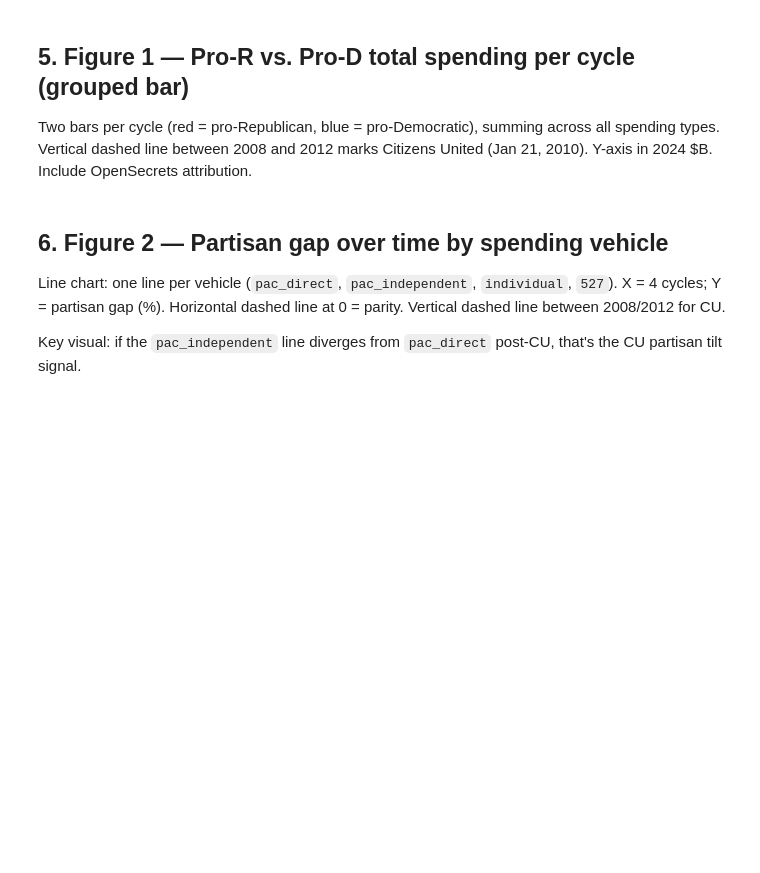
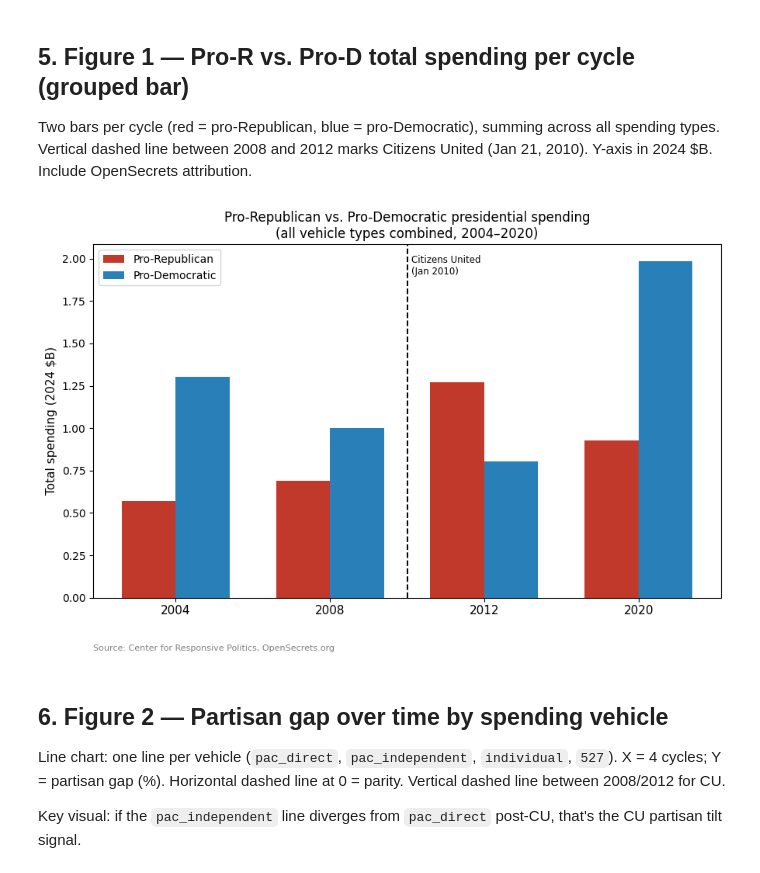
Before and after one commit to schanzb/qss_20_final_proj, a Jupyter notebook: scripts/04_q2.ipynb, the cells around one changed output. Cells and saved outputs as stored; diff of their text form; code cells hidden in the pictures; blank space fills up the shorter version.

```diff
--- a/scripts/04_q2.ipynb
+++ b/scripts/04_q2.ipynb
@@ -21,3 +21,17 @@ os.makedirs('../output/tables',  exist_ok=True)
 
 Query `partisan_spending_monthly` grouped by `Cycle`, `era`, `spending_type`, and `partisan_direction`.
 Filter to only `pro_R` and `pro_D` rows (exclude `unaligned`). Amounts already in 2024 dollars.
+# %%
+query = """
+    SELECT Cycle, era, spending_type, partisan_direction,
+           SUM(total_amount_2024) AS total,
+           SUM(n_transactions)    AS n_trans
+    FROM partisan_spending_monthly
+    WHERE partisan_direction IN ('pro_R', 'pro_D')
+    GROUP BY Cycle, era, spending_type, partisan_direction
+    ORDER BY Cycle, spending_type, partisan_direction
+  """
+
+df = pd.read_sql(query, conn)
+
+df.sample(20, random_state=1)
@@ -49,6 +198,40 @@ Print the partisan gap table and the DID estimate with a plain-English interpret
 Two bars per cycle (red = pro-Republican, blue = pro-Democratic), summing across all spending types.
 Vertical dashed line between 2008 and 2012 marks Citizens United (Jan 21, 2010).
 Y-axis in 2024 $B. Include OpenSecrets attribution.
+# %%
+pro_r = df[df.partisan_direction == 'pro_R'].groupby('Cycle')['total'].sum() / 1e9 # get total pro-R spending by cycle and convert to billions
+pro_d = df[df.partisan_direction == 'pro_D'].groupby('Cycle')['total'].sum() / 1e9 # get total pro-D spending by cycle and convert to billions
+
+cycles = pro_r.index.tolist() # get list of cycles (x-axis labels)
+x = list(range(len(cycles))) # make numeric x values for plotting
+w = 0.35 #set bar width
+
+fig, ax = plt.subplots(figsize=(9, 6)) # start new plot
+
+ax.bar([i - w/2 for i in x], pro_r.values, w, label='Pro-Republican', color='#C0392B') # plot pro-R bars, shifted left by half bar width
+ax.bar([i + w/2 for i in x], pro_d.values, w, label='Pro-Democratic',  color='#2980B9') # plot pro-D bars, shifted right by half bar width
+
+# Citizens United line — between 2008 (x=1) and 2012 (x=2)
+ax.axvline(x=1.5, color='black', linestyle='--', linewidth=1.4)
+ax.text(1.53, 0.97, 'Citizens United\n(Jan 2010)',
+        transform=ax.get_xaxis_transform(), fontsize=8.5, va='top')
+
+# polish axes and labels
+ax.set_xticks(x)
+ax.set_xticklabels(cycles, fontsize=11)
+ax.set_ylabel('Total spending (2024 $B)', fontsize=11)
+ax.set_title('Pro-Republican vs. Pro-Democratic presidential spending\n(all vehicle types combined, 2004–2020)', fontsize=12)
+ax.legend(fontsize=10)
+
+ax.text(0, -0.15, 'Source: Center for Responsive Politics, OpenSecrets.org',
+        transform=ax.transAxes, fontsize=8, color='gray')
+
+# save figure
+plt.tight_layout()
+plt.savefig('../figures/q2_fig1_partisan_totals.pdf', bbox_inches='tight')
+plt.show()
+# %% [output]
+[figure, added]
 # %% [markdown]
 ## 6. Figure 2 — Partisan gap over time by spending vehicle
 
```
Also changed, not shown: parts of 9 cells of this notebook, 6 other files.
